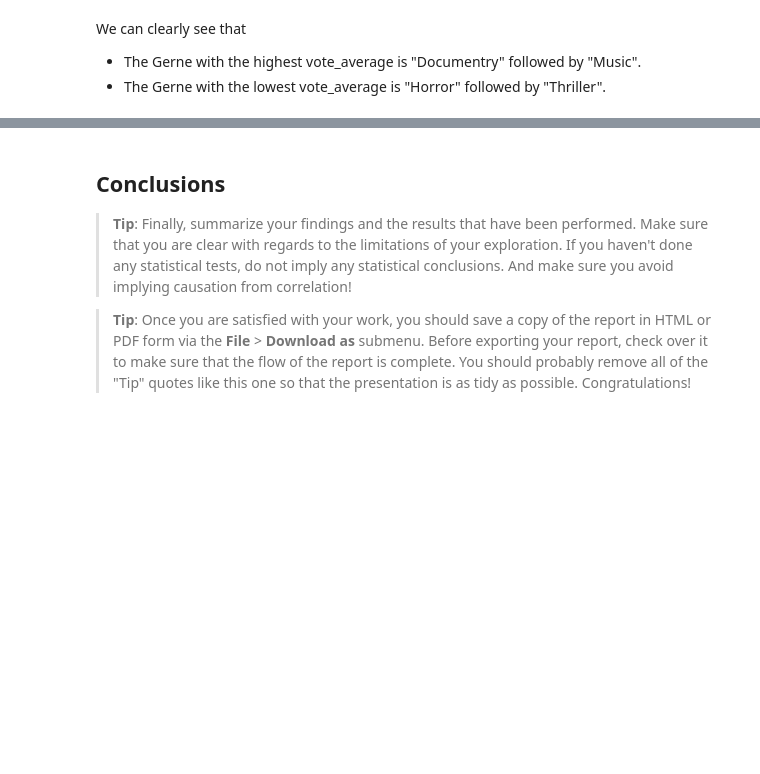
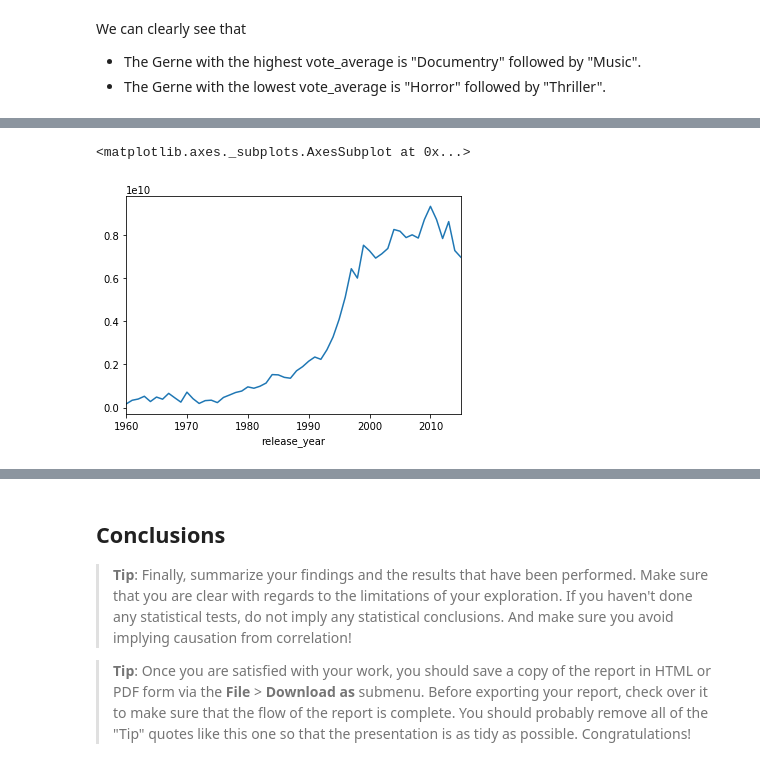
Before and after one commit to Vinayrraj/Investigate-TMDbMovieData, a Jupyter notebook: investigate-dataset.ipynb, the cells around one changed output, grey strips where cells are left out. Saved outputs shown, nothing was run; the diff lists cells and outputs as text; code cells hidden in the pictures; blank space fills up the shorter version.

```diff
--- a/investigate-dataset.ipynb
+++ b/investigate-dataset.ipynb
@@ -346,0 +365,6 @@ We can clearly see that
+# %%
+# Sum of budget put into movies every year.
+df_budget_adj.groupby('release_year')['budget_adj'].sum().plot()
+# %% [output]
+<matplotlib.axes._subplots.AxesSubplot at 0x...>
+[figure, added]
```
Also changed, not shown: parts of 17 cells of this notebook.
